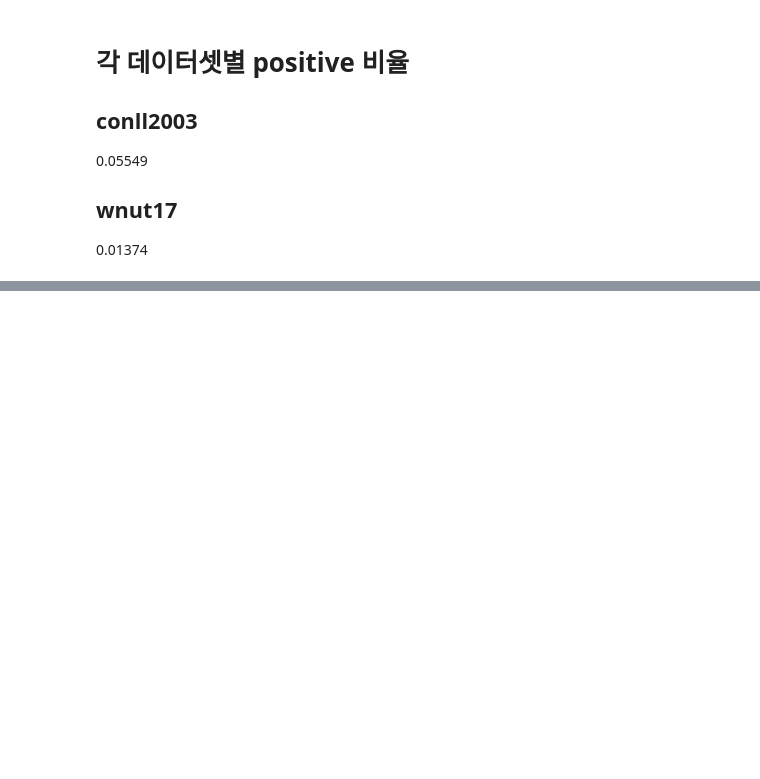
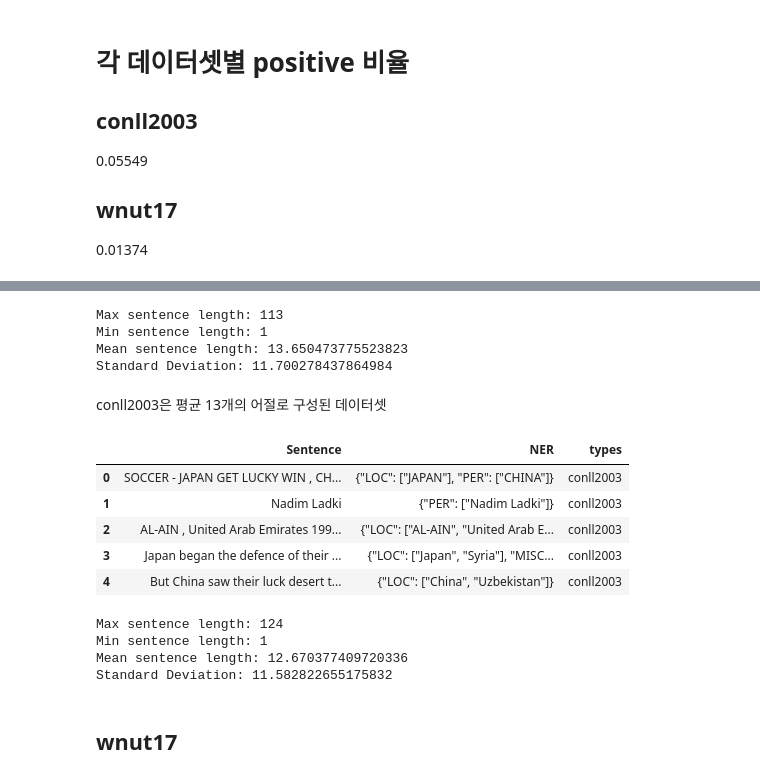
Before and after one commit to BlessingDev/NER-s2s, a Jupyter notebook: analysis/analysis1.ipynb, the cells around one changed output, grey strips where cells are left out. Cells and saved outputs as stored; diff of their text form; code cells hidden in the pictures; blank space fills up the shorter version.

```diff
--- a/analysis/analysis1.ipynb
+++ b/analysis/analysis1.ipynb
@@ -304,0 +336,29 @@ np.int64(358908)
+# %%
+print_sentence_statistics(df)
+# %% [output]
+Max sentence length: 113
+Min sentence length: 1
+Mean sentence length: 13.650473775523823
+Standard Deviation: 11.700278437864984
+# %% [markdown]
+conll2003은 평균 13개의 어절로 구성된 데이터셋
+# %%
+df = pd.read_csv("/workspace/datas/conll2003/testb.json.csv")
+
+df.head()
+# %% [output]
+|  | Sentence | NER | types |
+| 0 | SOCCER - JAPAN GET LUCKY WIN , CH... | {"LOC": ["JAPAN"], "PER": ["CHINA"]} | conll2003 |
+| 1 | Nadim Ladki | {"PER": ["Nadim Ladki"]} | conll2003 |
+| 2 | AL-AIN , United Arab Emirates 199... | {"LOC": ["AL-AIN", "United Arab E... | conll2003 |
+| 3 | Japan began the defence of their ... | {"LOC": ["Japan", "Syria"], "MISC... | conll2003 |
+| 4 | But China saw their luck desert t... | {"LOC": ["China", "Uzbekistan"]} | conll2003 |
+# %%
+print_sentence_statistics(df)
+# %% [output]
+Max sentence length: 124
+Min sentence length: 1
+Mean sentence length: 12.670377409720336
+Standard Deviation: 11.582822655175832
+# %% [markdown]
+## wnut17
```
Also changed, not shown: parts of 67 cells of this notebook, 37 other files.
